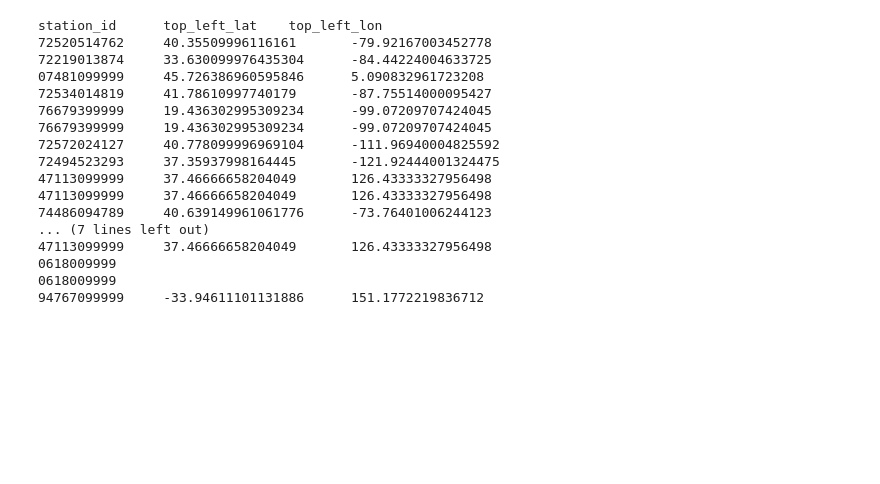
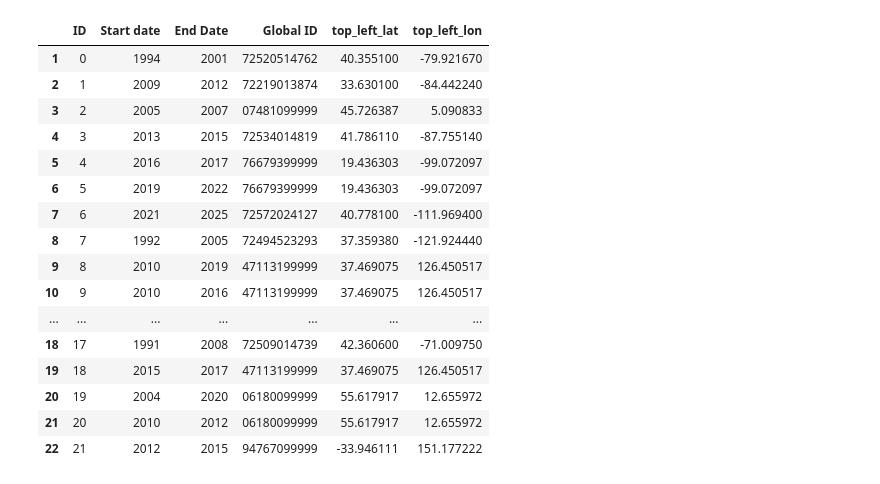
Before and after one commit to thomaslu678/Praxis-Lab-25-26, a Jupyter notebook: met/fetch_met_metadata.ipynb, the cells around one changed output. Saved outputs shown, nothing was run; the diff lists cells and outputs as text; code cells hidden in the pictures; blank space fills up the shorter version.

```diff
--- a/met/fetch_met_metadata.ipynb
+++ b/met/fetch_met_metadata.ipynb
@@ -55,0 +11,29 @@ ids
+# %%
+met_metadata_df = pd.read_csv(io.StringIO('''
+ID,Start date,End Date,Global ID
+0,1994,2001,72520514762
+1,2009,2012,72219013874
+2,2005,2007,07481099999
+3,2013,2015,72534014819
+4,2016,2017,76679399999
+5,2019,2022,76679399999
+6,2021,2025,72572024127
+7,1992,2005,72494523293
+8,2010,2019,47113199999
+9,2010,2016,47113199999
+10,2006,2014,74486094789
+11,1995,2006,07157099999
+12,2018,2022,72422093820
+13,2007,2012,72640014839
+14,1993,2000,72658014922
+15,2003,2007,83775399999
+16,1988,2000,07157099999
+17,1991,2008,72509014739
+18,2015,2017,47113199999
+19,2004,2020,06180099999
+20,2010,2012,06180099999
+21,2012,2015,94767099999
+'''), header=None)
+# %%
+met_metadata_df.columns = met_metadata_df.iloc[0]
+met_metadata_df = met_metadata_df[1:]
@@ -82,5 +70,5 @@ ids
 # %%
-for station_id in ids["station_id"].astype(str):
+for station_id in met_metadata_df["Global ID"].astype(str):
     params = {
         "field": "stations",
         "dataset": "global-hourly",
@@ -95,7 +83,7 @@ for station_id in ids["station_id"].astype(str):
 
         is_valid = len(data.get("results", [])) > 0
 
-        # Optional: grab station name if valid
+        # Grab station name if valid
         station_name = (
             data["results"][0]["name"]
             if is_valid else None
@@ -166,6 +156,6 @@ def fetch_top_left(station_id):
         })
 # %%
 # Add coordinates to dataframe
-coords = ids["station_id"].apply(fetch_top_left)
+coords = met_metadata_df["Global ID"].apply(fetch_top_left)
 
-df = pd.concat([ids, coords], axis=1)
+results_df_2 = pd.concat([met_metadata_df, coords], axis=1)
@@ -190,20 +162,20 @@ df = pd.concat([ids, coords], axis=1)
-# %%
-print(df.to_csv(sep='\t', index=False))
-# %% [output]
-station_id      top_left_lat    top_left_lon
-72520514762     40.35509996116161       -79.92167003452778
-72219013874     33.630099976435304      -84.44224004633725
-07481099999     45.726386960595846      5.090832961723208
-72534014819     41.78610997740179       -87.75514000095427
-76679399999     19.436302995309234      -99.07209707424045
-76679399999     19.436302995309234      -99.07209707424045
-72572024127     40.778099996969104      -111.96940004825592
-72494523293     37.35937998164445       -121.92444001324475
-47113099999     37.46666658204049       126.43333327956498
-47113099999     37.46666658204049       126.43333327956498
-74486094789     40.639149961061776      -73.76401006244123
-... (7 lines left out)
-47113099999     37.46666658204049       126.43333327956498
-0618009999
-0618009999
-94767099999     -33.94611101131886      151.1772219836712
+# %%
+results_df_2
+# %% [output]
+|  | ID | Start date | End Date | Global ID | top_left_lat | top_left_lon |
+| 1 | 0 | 1994 | 2001 | 72520514762 | 40.355100 | -79.921670 |
+| 2 | 1 | 2009 | 2012 | 72219013874 | 33.630100 | -84.442240 |
+| 3 | 2 | 2005 | 2007 | 07481099999 | 45.726387 | 5.090833 |
+| 4 | 3 | 2013 | 2015 | 72534014819 | 41.786110 | -87.755140 |
+| 5 | 4 | 2016 | 2017 | 76679399999 | 19.436303 | -99.072097 |
+| 6 | 5 | 2019 | 2022 | 76679399999 | 19.436303 | -99.072097 |
+| 7 | 6 | 2021 | 2025 | 72572024127 | 40.778100 | -111.969400 |
+| 8 | 7 | 1992 | 2005 | 72494523293 | 37.359380 | -121.924440 |
+| 9 | 8 | 2010 | 2019 | 47113199999 | 37.469075 | 126.450517 |
+| 10 | 9 | 2010 | 2016 | 47113199999 | 37.469075 | 126.450517 |
+| ... | ... | ... | ... | ... | ... | ... |
+| 18 | 17 | 1991 | 2008 | 72509014739 | 42.360600 | -71.009750 |
+| 19 | 18 | 2015 | 2017 | 47113199999 | 37.469075 | 126.450517 |
+| 20 | 19 | 2004 | 2020 | 06180099999 | 55.617917 | 12.655972 |
+| 21 | 20 | 2010 | 2012 | 06180099999 | 55.617917 | 12.655972 |
+| 22 | 21 | 2012 | 2015 | 94767099999 | -33.946111 | 151.177222 |
```
Also changed, not shown: parts of 28 cells of this notebook.
